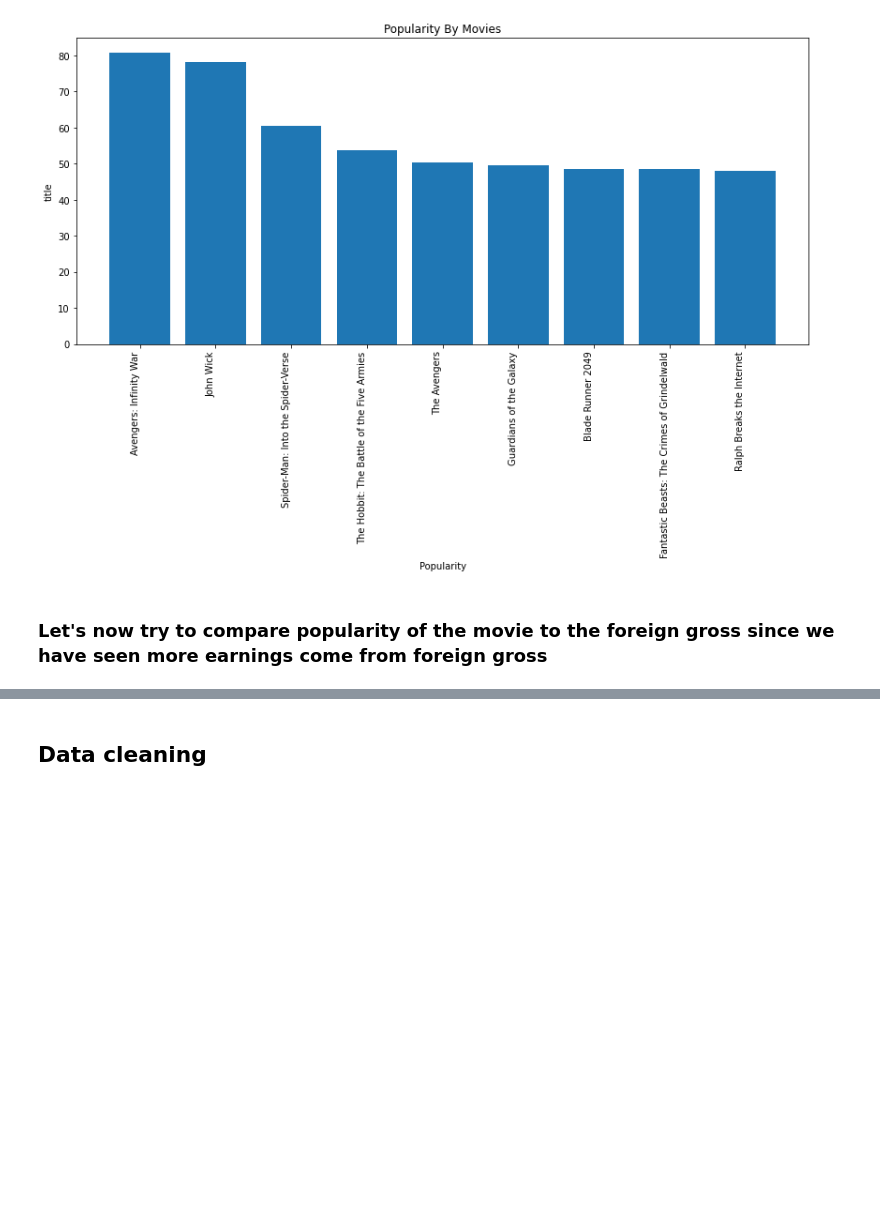
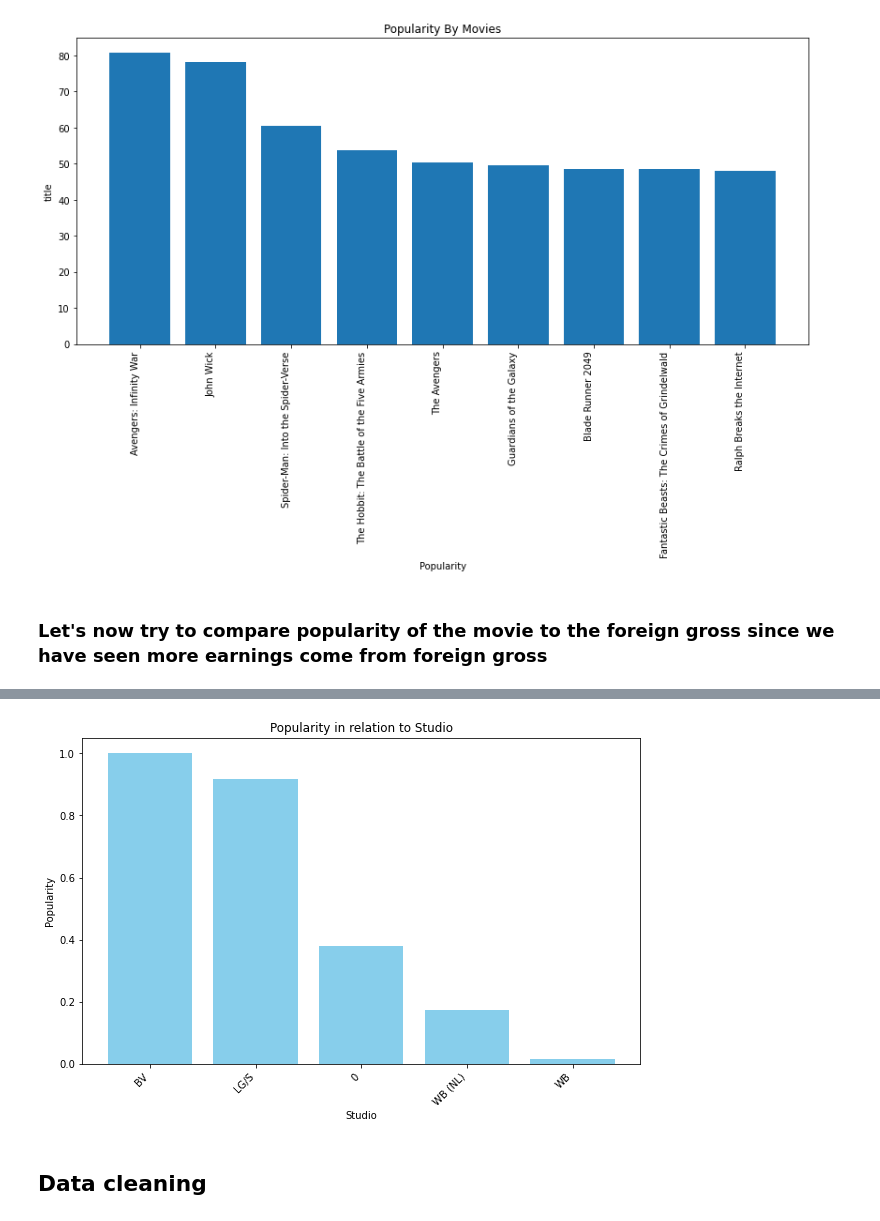
Before and after one commit to MAZSUSA/Final-Microsoft-Movies, a Jupyter notebook: index.ipynb, the cells around one changed output, grey strips where cells are left out. Drawn from its saved outputs; the diff is of its cells as text; code cells hidden in the pictures; blank space fills up the shorter version.

```diff
--- a/index.ipynb
+++ b/index.ipynb
@@ -338,3 +376,23 @@ merged_df.groupby('title').agg({'popularity':'mean'}).reset_index().sort_values(
+# %%
+# merged_df.groupby('studio').agg({'popularity':'mean'}).reset_index().sort_values(by='popularity',ascending=False)[:10].plot(kind='bar')
+
+# Sort together by domestic gross (optional)
+# sorted_df = df.sort_values(by='domestic_gross', ascending=False)  # Sort high to low gross
+
+# Select top 10
+# top_10_df = sorted_df.head(10)  # Get the first 10 rows (top 10 grossing)
+top_10.dropna(subset=['studio'], inplace=True)
+# Create the bar graph
+plt.figure(figsize=(10, 6))  # Set figure size
+plt.bar(top_10['studio'], top_10['popularity'], color='skyblue')  # Plot bars with titles on x-axis
+plt.xlabel('Studio')  # Label for x-axis
+plt.ylabel('Popularity')  # Label for y-axis
+plt.title('Popularity in relation to Studio')  # Title for the graph
+
+plt.xticks(rotation=45, ha='right')  # Rotate if titles are long
+plt.show()
+# %% [output]
+[figure, added]
 # %%
 merged_df['title'].nunique()
 # %% [markdown]
```
Also changed, not shown: parts of 5 cells of this notebook.
